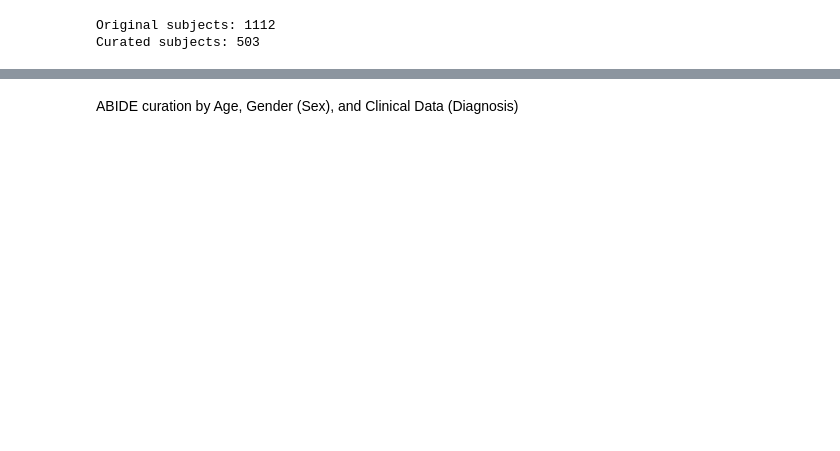
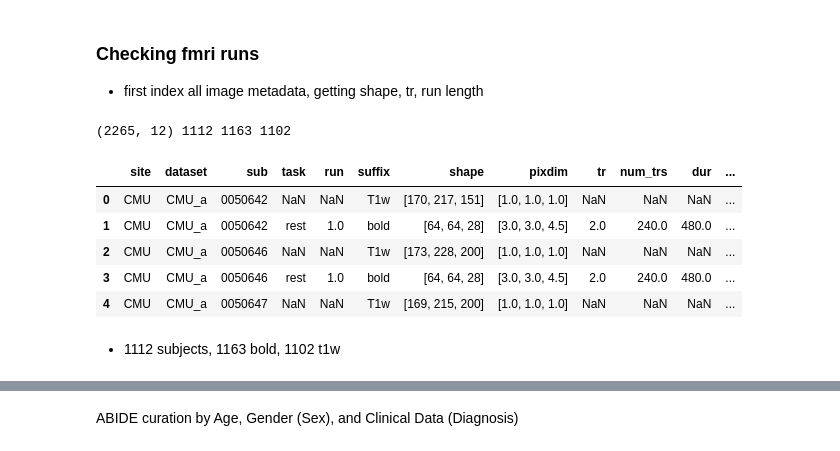
Before and after one commit to MedARC-AI/fmri-fm-eval, a Jupyter notebook: datasets/ABIDE/notebooks/abide_curation.ipynb, the cells around one changed output, grey strips where cells are left out. Saved outputs shown, nothing was run; the diff lists cells and outputs as text; code cells hidden in the pictures; blank space fills up the shorter version.

```diff
--- a/datasets/ABIDE/notebooks/abide_curation.ipynb
+++ b/datasets/ABIDE/notebooks/abide_curation.ipynb
@@ -264,16 +0,0 @@ curated_abide_subjects
-# %%
-subject_list = (
-    curated_abide_subjects['SITE_ID'].astype(str) +
-    "_" +
-    curated_abide_subjects['SUB_ID'].astype(str)
-).tolist()
-
-with open('abide_curated_subjects.txt', 'w') as f:
-    for sub in subject_list:
-        f.write(f"{sub}\n")
-
-print(f"Original subjects: {len(df)}")
-print(f"Curated subjects: {len(curated_abide_subjects)}")
-# %% [output]
-Original subjects: 1112
-Curated subjects: 503
@@ -281,0 +19,4 @@ curated_abide_subjects.to_csv("/teamspace/studios/this_studio/curated_abide_subj
+# %% [markdown]
+### Checking fmri runs
+
+- first index all image metadata, getting shape, tr, run length
@@ -281,0 +67,18 @@ curated_abide_subjects.to_csv("/teamspace/studios/this_studio/curated_abide_subj
+# %%
+print(
+    bids_index_df.shape,
+    bids_index_df["sub"].nunique(),
+    (bids_index_df["suffix"] == "bold").sum(),
+    (bids_index_df["suffix"] == "T1w").sum(),
+)
+bids_index_df.head()
+# %% [output]
+(2265, 12) 1112 1163 1102
+|  | site | dataset | sub | task | run | suffix | shape | pixdim | tr | num_trs | dur | ... |
+| 0 | CMU | CMU_a | 0050642 | NaN | NaN | T1w | [170, 217, 151] | [1.0, 1.0, 1.0] | NaN | NaN | NaN | ... |
+| 1 | CMU | CMU_a | 0050642 | rest | 1.0 | bold | [64, 64, 28] | [3.0, 3.0, 4.5] | 2.0 | 240.0 | 480.0 | ... |
+| 2 | CMU | CMU_a | 0050646 | NaN | NaN | T1w | [173, 228, 200] | [1.0, 1.0, 1.0] | NaN | NaN | NaN | ... |
+| 3 | CMU | CMU_a | 0050646 | rest | 1.0 | bold | [64, 64, 28] | [3.0, 3.0, 4.5] | 2.0 | 240.0 | 480.0 | ... |
+| 4 | CMU | CMU_a | 0050647 | NaN | NaN | T1w | [169, 215, 200] | [1.0, 1.0, 1.0] | NaN | NaN | NaN | ... |
+# %% [markdown]
+- 1112 subjects, 1163 bold, 1102 t1w
```
Also changed, not shown: parts of 60 cells of this notebook, 7 other files.
